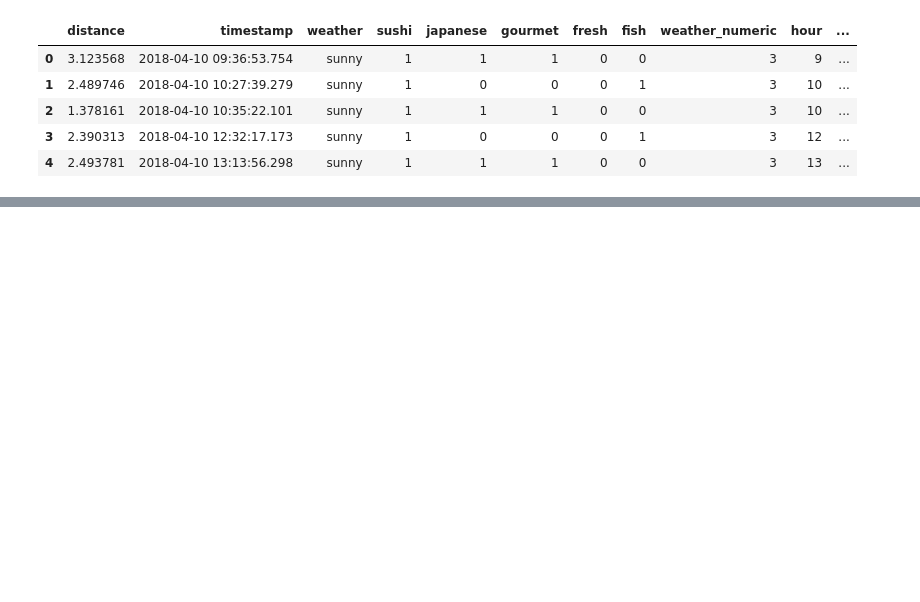
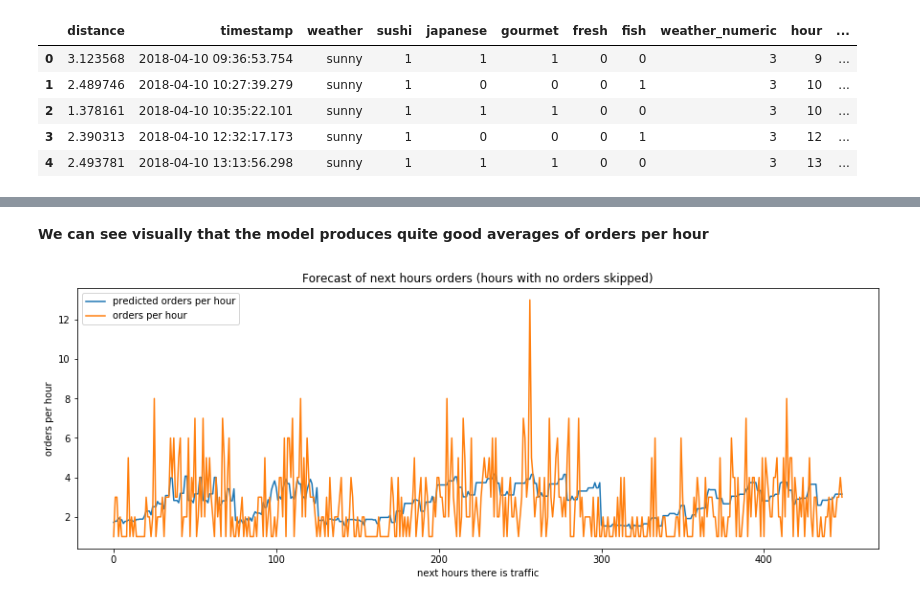
Before and after one commit to SimoAntikainen/wolt-analytics-summer-2019, a Jupyter notebook: Data Science summer intern assignment.ipynb, the cells around one changed output, grey strips where cells are left out. Cells and saved outputs as stored; diff of their text form; code cells hidden in the pictures; blank space fills up the shorter version.

Commit message:
arimax and randomforestregression predictions for future app usage

```diff
--- a/Data Science summer intern assignment.ipynb
+++ b/Data Science summer intern assignment.ipynb
@@ -342,0 +363,3 @@ X_train, X_test, y_train, y_test = train_test_split( X, y, test_size=0.3, random
+# %%
+df_train = df[df['month'] < 7]
+df_test = df[df['month'] >= 7]
@@ -350,8 +410,13 @@ grid = {'n_estimators': [20,50,100,200],
                'min_samples_leaf': [1,2,4,5]}
 
 
-rf = RandomForestRegressor()
-rf_cv = GridSearchCV(estimator = rf, param_grid = grid, cv = 5, verbose=2, n_jobs = 4)
+#https://stats.stackexchange.com/questions/14099/using-k-fold-cross-validation-for-time-series-model-selection
+#https://medium.com/cindicator/backtesting-time-series-models-weekend-of-a-data-scientist-92079cc2c540
+#This would be a wrong
+
+rf = RandomForestRegressor(random_state=123)
+rf_cv = GridSearchCV(estimator = rf, param_grid = grid, cv = 5,scoring='neg_mean_squared_error',
+                     verbose=1, n_jobs = 4)
 rf_cv.fit(X_train, y_train)
 # %% [output]
 Fitting 5 folds for each of 512 candidates, totalling 2560 fits
@@ -398,0 +453,17 @@ rf.score(X_test, y_test)
+# %%
+rf = RandomForestRegressor(n_estimators= 20, min_samples_split= 2,
+                           min_samples_leaf=5, max_features='sqrt', max_depth=4, criterion='mse',random_state=123)
+rf.fit(X_train, y_train)
+
+display('train r2  %f' % rf.score(X_train, y_train))
+
+
+mse = mean_absolute_error(rf.predict(X_train), y_train)
+display('train MSE: %f' % mse)
+
+
+display('test (foreast) r2  %f' % rf.score(X_test, y_test))
+
+#mse test (forecast)
+mse = mean_squared_error(rf.predict(X_test), y_test)
+display('test (forecast)  MSE: %f' % mse)
@@ -408,0 +483,17 @@ print(rf.feature_importances_)
+# %% [markdown]
+__We can see visually that the model produces quite good averages of orders per hour__
+# %%
+x = rf.predict(X_test)
+
+plt.figure(figsize=(15,5))
+
+plt.plot(np.arange(len(x)), x,label="predicted orders per hour")
+plt.plot(np.arange(len(x)), y_test, label="orders per hour")
+plt.legend(loc='upper left')
+plt.xlabel('next hours there is traffic')
+plt.ylabel('orders per hour')
+plt.title('Forecast of next hours orders (hours with no orders skipped)')
+
+plt.show()
+# %% [output]
+[figure, added]
```
Also changed, not shown: parts of 44 cells of this notebook.
